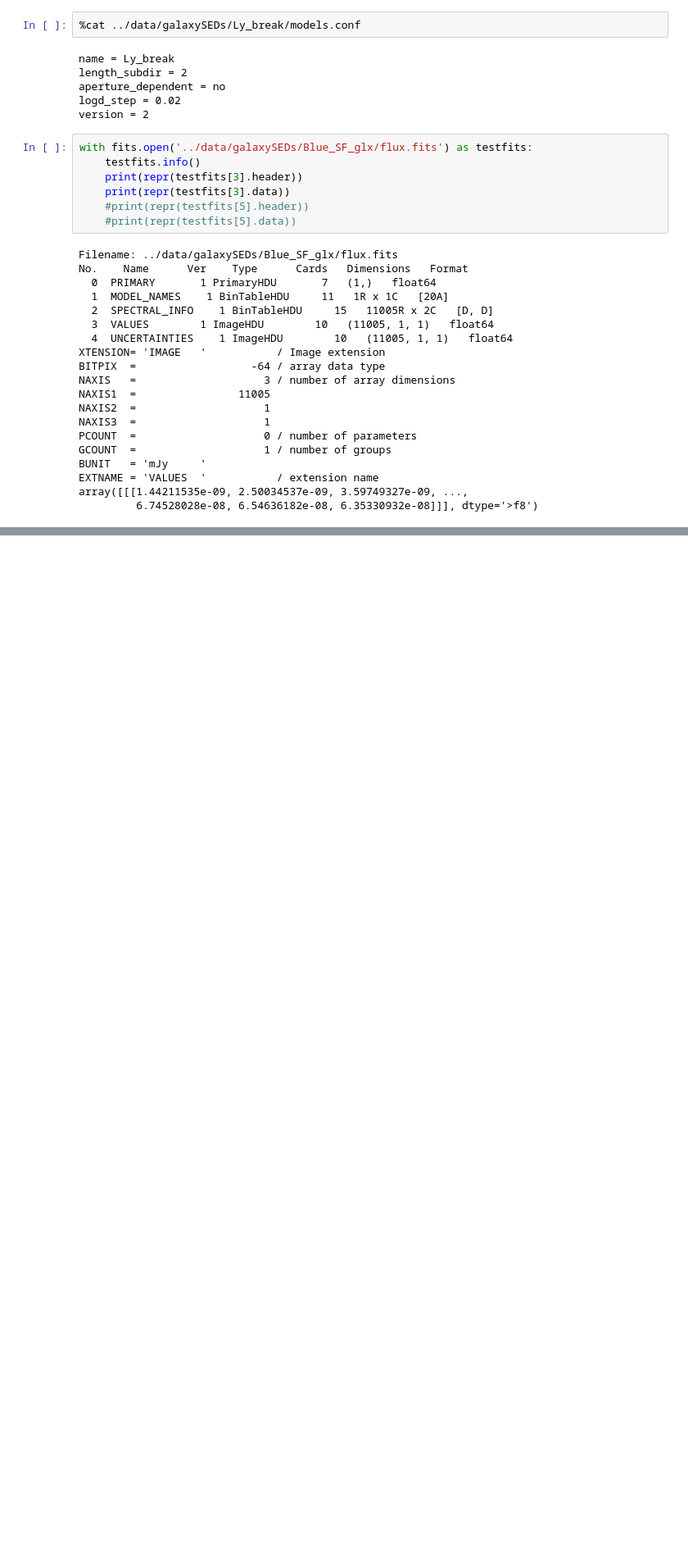
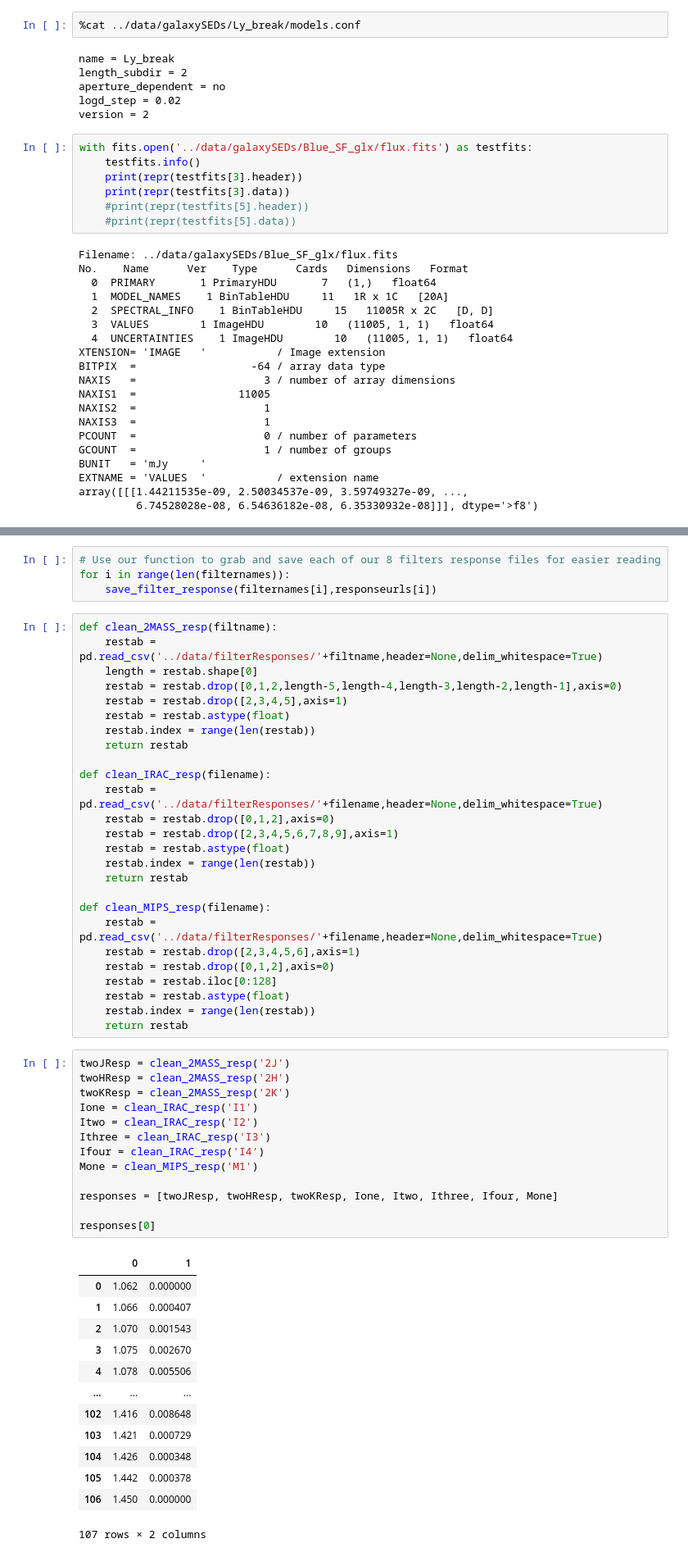
Before and after one commit to jridenba/REU-Notebooks, a Jupyter notebook: Galactic SED Templates.ipynb, the cells around one changed output, grey strips where cells are left out. Shown at 82% size. Cells and saved outputs as stored; diff of their text form; blank space fills up the shorter version.

```diff
--- a/Galactic SED Templates.ipynb
+++ b/Galactic SED Templates.ipynb
@@ -160,0 +197,57 @@ array([[[1.44211535e-09, 2.50034537e-09, 3.59749327e-09, ...,
+# %%
+# Use our function to grab and save each of our 8 filters response files for easier reading
+for i in range(len(filternames)):
+    save_filter_response(filternames[i],responseurls[i])
+# %%
+def clean_2MASS_resp(filtname):
+    restab = pd.read_csv('../data/filterResponses/'+filtname,header=None,delim_whitespace=True)
+    length = restab.shape[0]
+    restab = restab.drop([0,1,2,length-5,length-4,length-3,length-2,length-1],axis=0)
+    restab = restab.drop([2,3,4,5],axis=1)
+    restab = restab.astype(float)
+    restab.index = range(len(restab))
+    return restab
+
+def clean_IRAC_resp(filename):
+    restab = pd.read_csv('../data/filterResponses/'+filename,header=None,delim_whitespace=True)
+    restab = restab.drop([0,1,2],axis=0)
+    restab = restab.drop([2,3,4,5,6,7,8,9],axis=1)
+    restab = restab.astype(float)
+    restab.index = range(len(restab))
+    return restab
+
+def clean_MIPS_resp(filename):
+    restab = pd.read_csv('../data/filterResponses/'+filename,header=None,delim_whitespace=True)
+    restab = restab.drop([2,3,4,5,6],axis=1)
+    restab = restab.drop([0,1,2],axis=0)
+    restab = restab.iloc[0:128]
+    restab = restab.astype(float)
+    restab.index = range(len(restab))
+    return restab
+# %%
+twoJResp = clean_2MASS_resp('2J')
+twoHResp = clean_2MASS_resp('2H')
+twoKResp = clean_2MASS_resp('2K')
+Ione = clean_IRAC_resp('I1')
+Itwo = clean_IRAC_resp('I2')
+Ithree = clean_IRAC_resp('I3')
+Ifour = clean_IRAC_resp('I4')
+Mone = clean_MIPS_resp('M1')
+
+responses = [twoJResp, twoHResp, twoKResp, Ione, Itwo, Ithree, Ifour, Mone]
+
+responses[0]
+# %% [output]
+|  | 0 | 1 |
+| 0 | 1.062 | 0.000000 |
+| 1 | 1.066 | 0.000407 |
+| 2 | 1.070 | 0.001543 |
+| 3 | 1.075 | 0.002670 |
+| 4 | 1.078 | 0.005506 |
+| ... | ... | ... |
+| 102 | 1.416 | 0.008648 |
+| 103 | 1.421 | 0.000729 |
+| 104 | 1.426 | 0.000348 |
+| 105 | 1.442 | 0.000378 |
+| 106 | 1.450 | 0.000000 |
+107 rows × 2 columns
```
Also changed, not shown: parts of 14 cells of this notebook, 1 other file.
